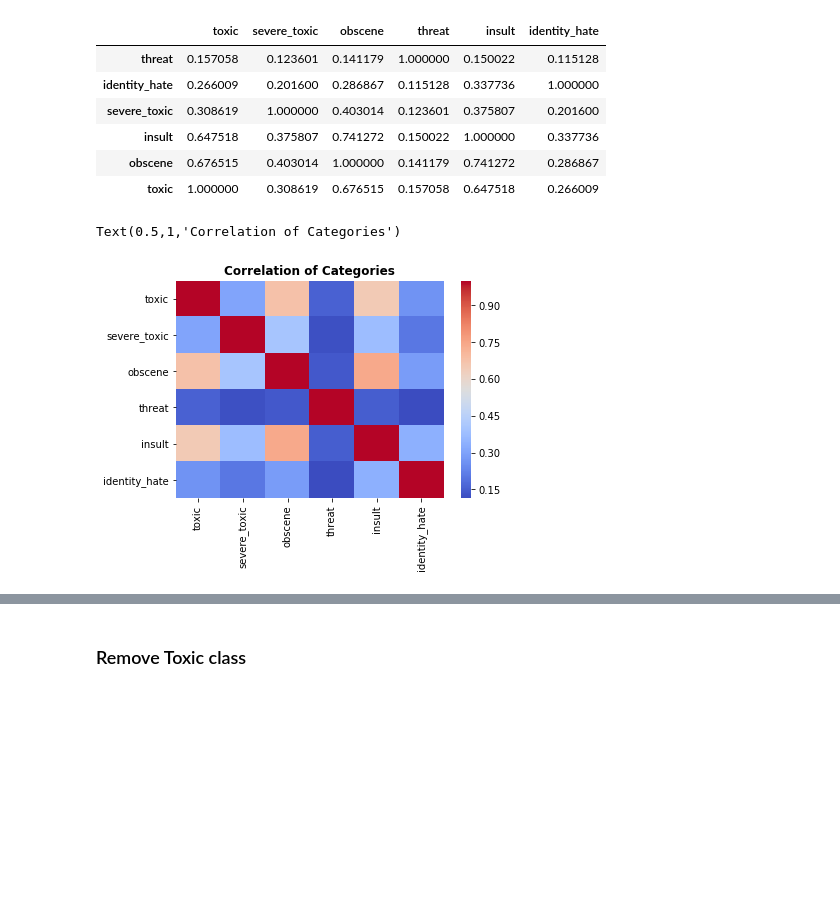
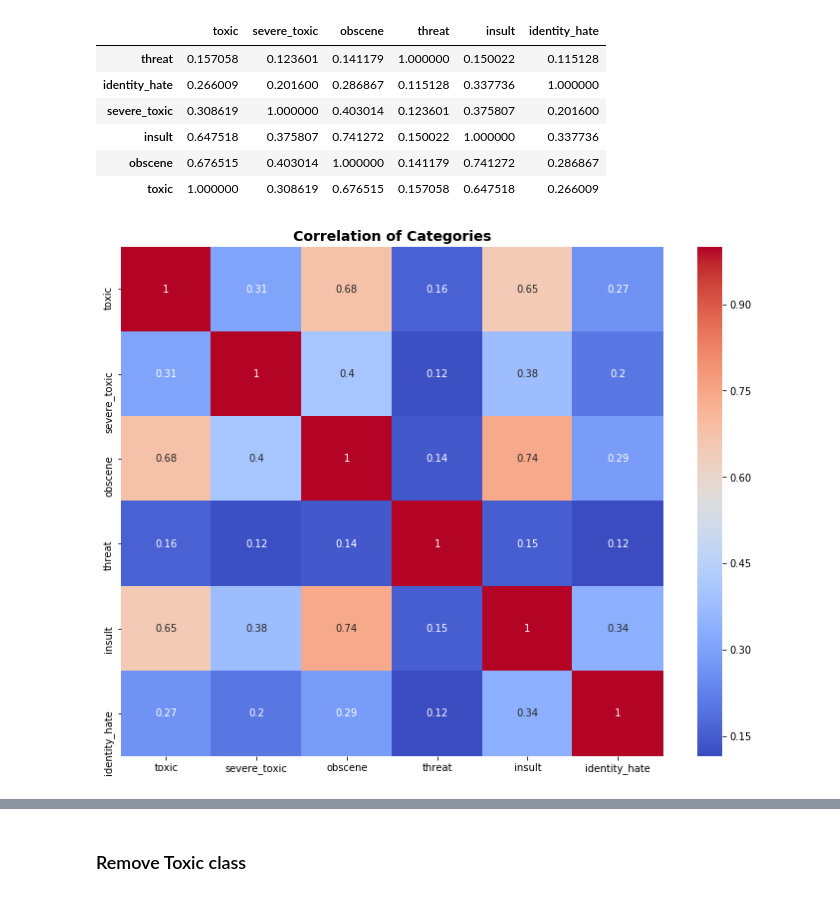
Before and after one commit to cipher813/McMahon_Metis, a Jupyter notebook: Project_4/notebooks/4_Toxic_EDA_2.ipynb, the cells around one changed output, grey strips where cells are left out. Drawn from its saved outputs; the diff is of its cells as text; code cells hidden in the pictures; blank space fills up the shorter version.

```diff
--- a/Project_4/notebooks/4_Toxic_EDA_2.ipynb
+++ b/Project_4/notebooks/4_Toxic_EDA_2.ipynb
@@ -260,12 +269,19 @@ df_E.corr().sort_values('toxic')
 | insult | 0.647518 | 0.375807 | 0.741272 | 0.150022 | 1.000000 | 0.337736 |
 | obscene | 0.676515 | 0.403014 | 1.000000 | 0.141179 | 0.741272 | 0.286867 |
 | toxic | 1.000000 | 0.308619 | 0.676515 | 0.157058 | 0.647518 | 0.266009 |
-# %%
-sns.heatmap(df_E.corr(), cmap = 'coolwarm')
-plt.title('Correlation of Categories',fontweight='bold')
-# %% [output]
-Text(0.5,1,'Correlation of Categories')
-[figure, removed]
+# %%
+corr=df_E.corr()
+plt.figure(figsize=(10,8))
+sns.heatmap(corr,
+            xticklabels=corr.columns.values,
+            yticklabels=corr.columns.values,
+            annot=True,
+            cmap = 'coolwarm')
+plt.title('Correlation of Categories',fontweight='bold',fontsize=14)
+plt.tight_layout()
+plt.savefig('../charts/catcorr.png')
+# %% [output]
+[figure, added]
 # %%
 # df11 = df[df['toxic']==1]
 # print(df11.shape)
```
Also changed, not shown: parts of 12 cells of this notebook, 9 other files.
